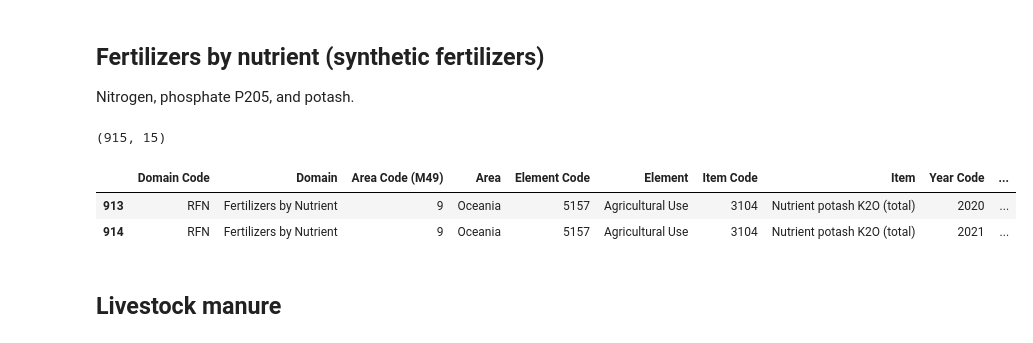
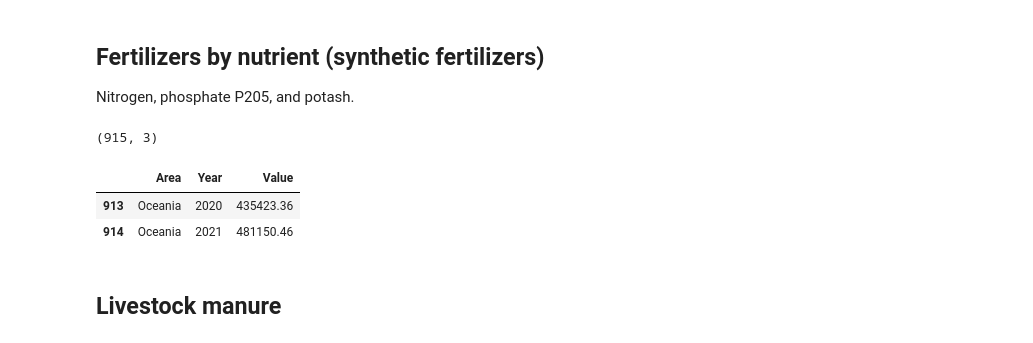
Before and after one commit to luigiselmi/climate, a Jupyter notebook: iia/fao/faostat_world_regions.ipynb, the cells around one changed output. Drawn from its saved outputs; the diff is of its cells as text; code cells hidden in the pictures.

```diff
--- a/iia/fao/faostat_world_regions.ipynb
+++ b/iia/fao/faostat_world_regions.ipynb
@@ -70,16 +147,16 @@ temperature_tmp_df.head(2)
 Nitrogen, phosphate P205, and potash.
 # %%
 path_fertilizers_dataset = 'data/FAOSTAT_synthetic_fertilizers_world_regions.csv'
-fertilizers_df = pd.read_csv(path_fertilizers_dataset)
-fertilizers_df.shape
+fertilizers_tmp_df = pd.read_csv(path_fertilizers_dataset, usecols=['Area', 'Year', 'Value'])
+fertilizers_tmp_df.shape
 # %% [output]
-(915, 15)
+(915, 3)
 # %%
-fertilizers_df.tail(2)
+fertilizers_tmp_df.tail(2)
 # %% [output]
-|  | Domain Code | Domain | Area Code (M49) | Area | Element Code | Element | Item Code | Item | Year Code | ... |
-| 913 | RFN | Fertilizers by Nutrient | 9 | Oceania | 5157 | Agricultural Use | 3104 | Nutrient potash K2O (total) | 2020 | ... |
-| 914 | RFN | Fertilizers by Nutrient | 9 | Oceania | 5157 | Agricultural Use | 3104 | Nutrient potash K2O (total) | 2021 | ... |
+|  | Area | Year | Value |
+| 913 | Oceania | 2020 | 435423.36 |
+| 914 | Oceania | 2021 | 481150.46 |
 # %% [markdown]
 ## Livestock manure
 # %%
```
Also changed, not shown: parts of 16 cells of this notebook.
